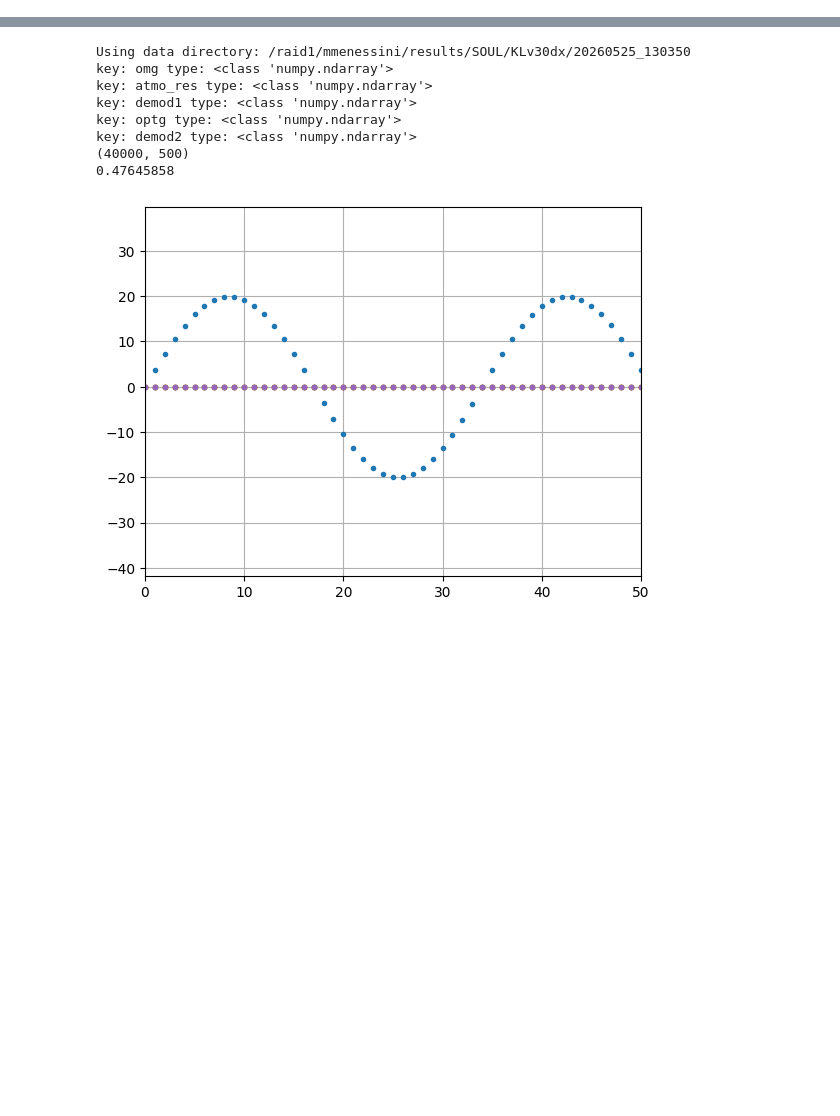
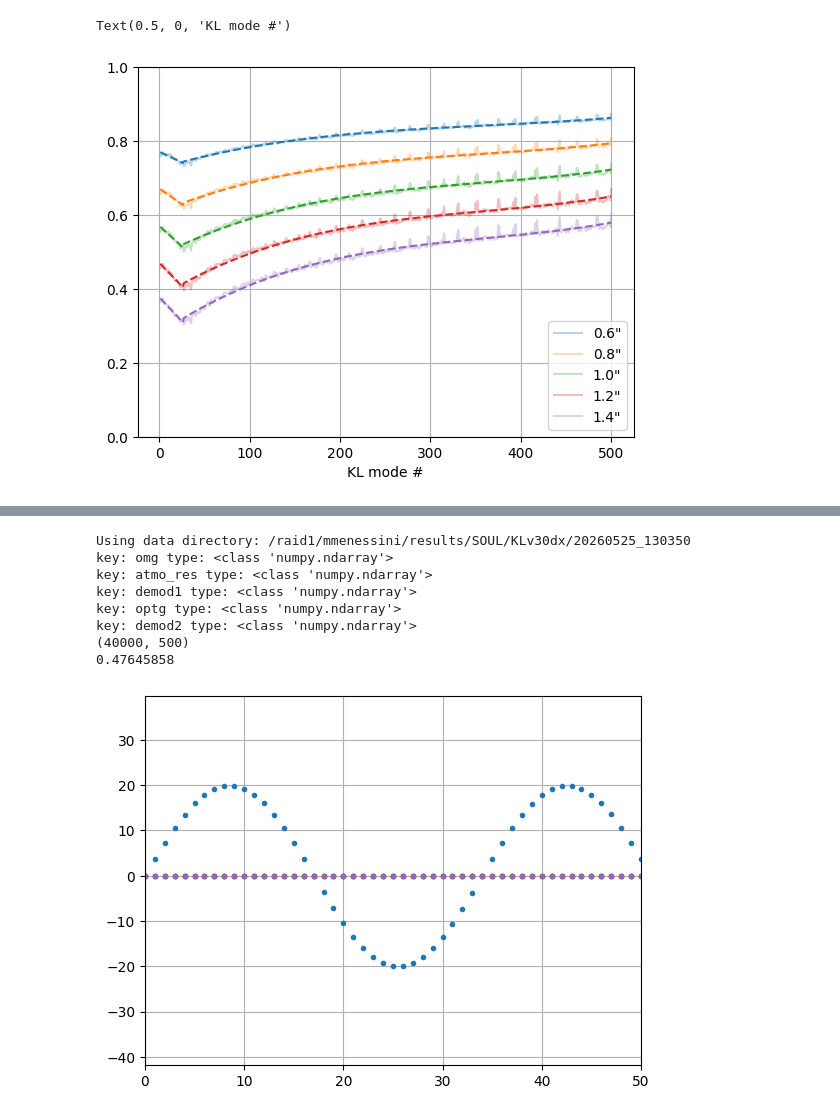
Before and after one commit to Menessao/SPECULA, a Jupyter notebook: config/ErrorBudget/LBTplots.ipynb, the cells around one changed output, grey strips where cells are left out. Drawn from its saved outputs; the diff is of its cells as text; code cells hidden in the pictures; blank space fills up the shorter version.

```diff
--- a/config/ErrorBudget/LBTplots.ipynb
+++ b/config/ErrorBudget/LBTplots.ipynb
@@ -34,0 +134,40 @@ from specula.lib.make_mask import make_mask
+# %%
+seeings = np.array([0.6,0.8,1.0,1.2,1.4])
+ogs_kl30 = np.array([og_s06[kl_idx],og_s08[kl_idx],og_s10[kl_idx],og_s12[kl_idx],og_s14[kl_idx]])
+
+low_coeffs = np.vstack([lowP06,lowP08,lowP10,lowP12,lowP14])
+high_coeffs =  np.vstack([highP06,highP08,highP10,highP12,highP14]) #np.array([lowP06[1],lowP08[1],lowP10[1],lowP12[1],lowP14[1]])
+
+deg = 3
+low_reg = np.polyfit(ogs_kl30,low_coeffs,deg=deg)
+high_reg = np.polyfit(ogs_kl30,high_coeffs,deg=deg)
+
+def get_og_curves(low_reg,high_reg,og_vals):
+    xLow = np.arange(26)
+    xHigh = np.arange(500-26+1)
+    ogFit = np.zeros([len(og_vals),500])
+    for j,og in enumerate(og_vals):
+        lowP = np.polyval(low_reg,og)
+        highP = np.polyval(high_reg,og)
+        lowFit = np.polyval(lowP,xLow)
+        highFit = np.polyval(highP,xHigh)
+        ogFit[j,:] = np.concatenate((lowFit,highFit[1:]))
+    return ogFit
+# %%
+ogCurves = get_og_curves(low_reg=low_reg,high_reg=high_reg,og_vals=ogs_kl30)
+
+plt.figure()
+plt.plot(x,og_s06,label='0.6"',alpha=0.3)
+plt.plot(x,og_s08,label='0.8"',alpha=0.3)
+plt.plot(x,og_s10,label='1.0"',alpha=0.3)
+plt.plot(x,og_s12,label='1.2"',alpha=0.3)
+plt.plot(x,og_s14,label='1.4"',alpha=0.3)
+plt.legend()
+for j in range(5):
+    plt.plot(x,ogCurves[j],'--',c=f'C{j}')
+plt.ylim([0,1])
+plt.grid()
+plt.xlabel('KL mode #')
+# %% [output]
+Text(0.5, 0, 'KL mode #')
+[figure, added]
```
Also changed, not shown: parts of 4 cells of this notebook, 21 other files.
